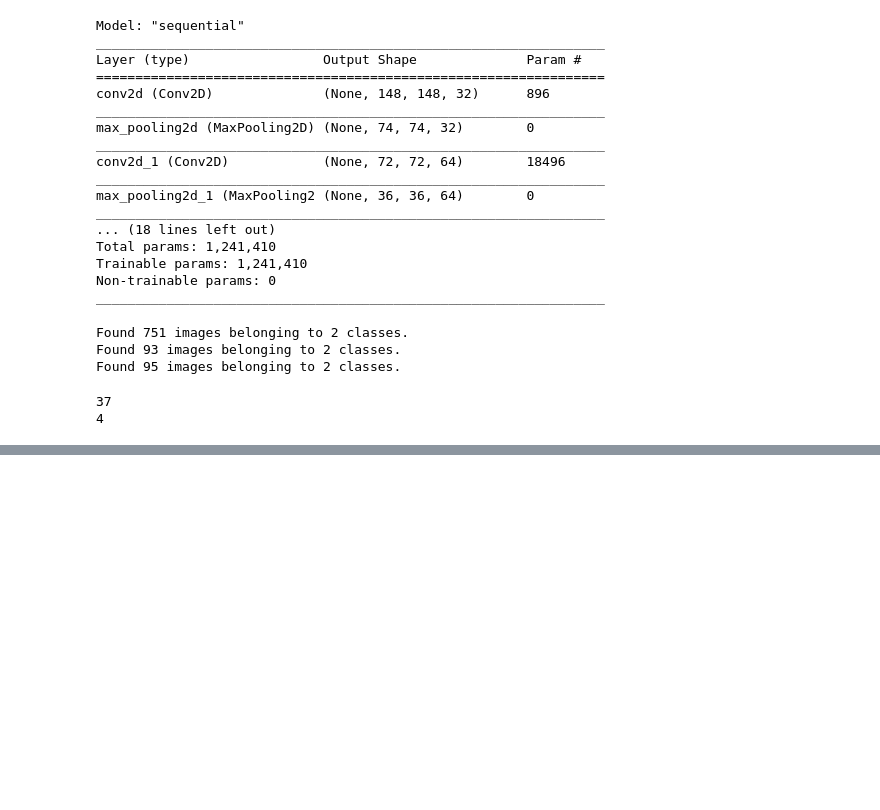
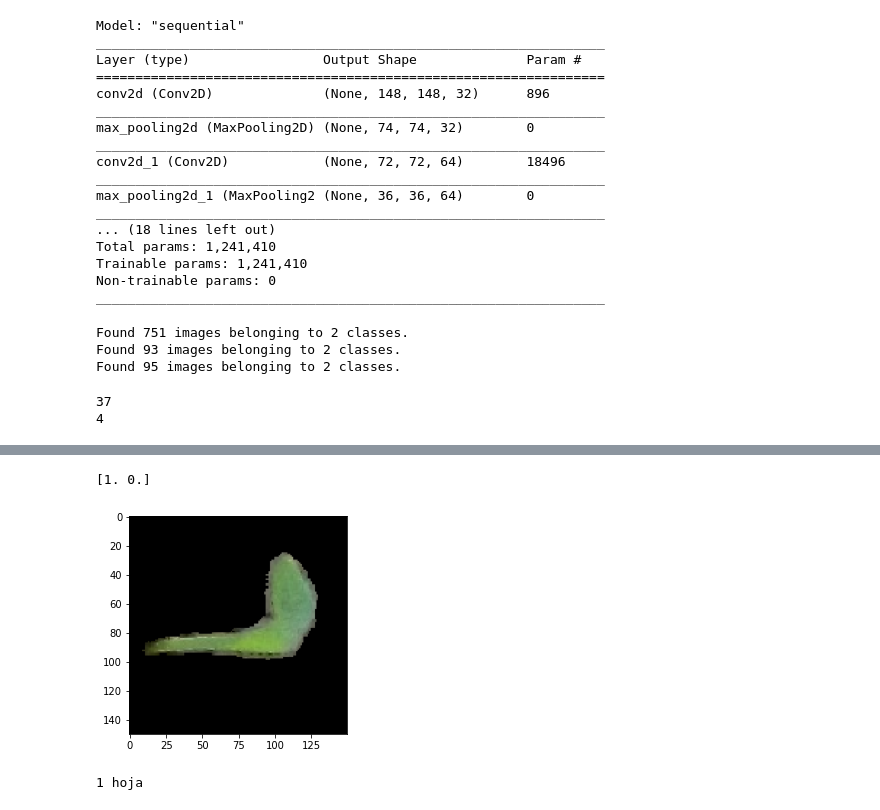
Before and after one commit to fergarfer1/TFGfgf, a Jupyter notebook: CH_V_2hojas_cv.ipynb, the cells around one changed output, grey strips where cells are left out. Drawn from its saved outputs; the diff is of its cells as text; code cells hidden in the pictures; blank space fills up the shorter version.

```diff
--- a/CH_V_2hojas_cv.ipynb
+++ b/CH_V_2hojas_cv.ipynb
@@ -305,28 +306,32 @@ Test Accuracy: 0.9263157844543457
 model.save('CH_V_2hojas_cv.h5')
 # %%
 # Cargar modelo
-model = tf.keras.models.load_model('CH_V_2hojas.h5')
+model = tf.keras.models.load_model('CH_V_2hojas_cv.h5')
 # %%
 # predicting images
 
-path='hojas/test/1/829.png'
+path='hojas/test/1/789.png'
 img=image.load_img(path, target_size=(150, 150))
 
 x=image.img_to_array(img)
 x=np.expand_dims(x, axis=0)
 images = np.vstack([x])
 
 classes = model.predict(images, batch_size=10)
 
 print(classes[0])
 
 plt.imshow(img)
 plt.show()
 
 if classes[0,0] == 1:
     print("1 hoja")
 if classes[0,1] == 1:
     print("2 hojas")
+# %% [output]
+[1. 0.]
+[figure, added]
+1 hoja
 # %%
 # confusion matrix
 Y_pred = model.predict(test_generator, len(test_dir) // (20+1))
```
Also changed, not shown: parts of 8 cells of this notebook, 5 other files.
